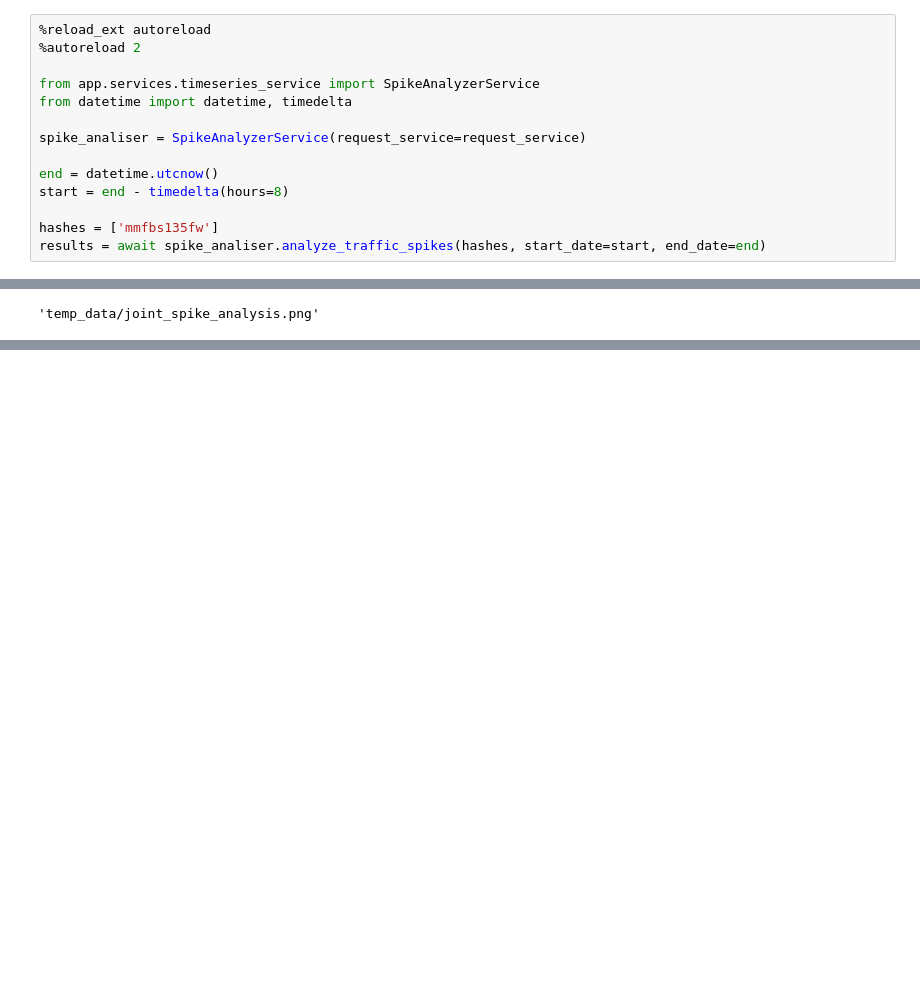
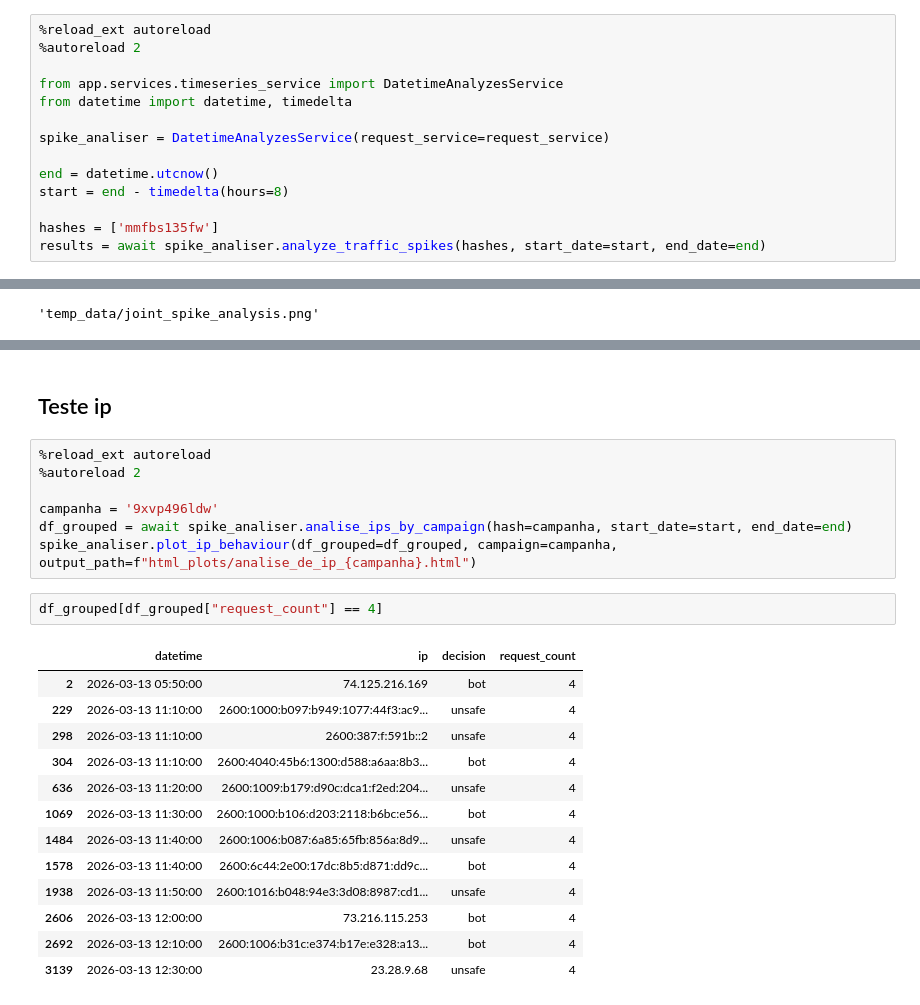
Before and after one commit to camillemotajf/deep_agent_twr, a Jupyter notebook: teste_tools.ipynb, the cells around one changed output, grey strips where cells are left out. Cells and saved outputs as stored; diff of their text form; blank space fills up the shorter version.

```diff
--- a/teste_tools.ipynb
+++ b/teste_tools.ipynb
@@ -652,10 +656,10 @@ Name: count, Length: 173, dtype: int64
 %reload_ext autoreload
 %autoreload 2
 
-from app.services.timeseries_service import SpikeAnalyzerService
+from app.services.timeseries_service import DatetimeAnalyzesService
 from datetime import datetime, timedelta
 
-spike_analiser = SpikeAnalyzerService(request_service=request_service)
+spike_analiser = DatetimeAnalyzesService(request_service=request_service)
 
 end = datetime.utcnow()
 start = end - timedelta(hours=8)
@@ -757,0 +727,25 @@ Tráfego Unsafe manteve a mesma proporção. Sem anomalias de camuflagem.
+# %% [markdown]
+## Teste ip
+# %%
+%reload_ext autoreload
+%autoreload 2
+
+campanha = '9xvp496ldw'
+df_grouped = await spike_analiser.analise_ips_by_campaign(hash=campanha, start_date=start, end_date=end)
+spike_analiser.plot_ip_behaviour(df_grouped=df_grouped, campaign=campanha, output_path=f"html_plots/analise_de_ip_{campanha}.html")
+# %%
+df_grouped[df_grouped["request_count"] == 4]
+# %% [output]
+|  | datetime | ip | decision | request_count |
+| 2 | 2026-03-13 05:50:00 | 74.125.216.169 | bot | 4 |
+| 229 | 2026-03-13 11:10:00 | 2600:1000:b097:b949:1077:44f3:ac9... | unsafe | 4 |
+| 298 | 2026-03-13 11:10:00 | 2600:387:f:591b::2 | unsafe | 4 |
+| 304 | 2026-03-13 11:10:00 | 2600:4040:45b6:1300:d588:a6aa:8b3... | bot | 4 |
+| 636 | 2026-03-13 11:20:00 | 2600:1009:b179:d90c:dca1:f2ed:204... | unsafe | 4 |
+| 1069 | 2026-03-13 11:30:00 | 2600:1000:b106:d203:2118:b6bc:e56... | bot | 4 |
+| 1484 | 2026-03-13 11:40:00 | 2600:1006:b087:6a85:65fb:856a:8d9... | unsafe | 4 |
+| 1578 | 2026-03-13 11:40:00 | 2600:6c44:2e00:17dc:8b5:d871:dd9c... | bot | 4 |
+| 1938 | 2026-03-13 11:50:00 | 2600:1016:b048:94e3:3d08:8987:cd1... | unsafe | 4 |
+| 2606 | 2026-03-13 12:00:00 | 73.216.115.253 | bot | 4 |
+| 2692 | 2026-03-13 12:10:00 | 2600:1006:b31c:e374:b17e:e328:a13... | bot | 4 |
+| 3139 | 2026-03-13 12:30:00 | 23.28.9.68 | unsafe | 4 |
```
Also changed, not shown: parts of 26 cells of this notebook, 3 other files.
